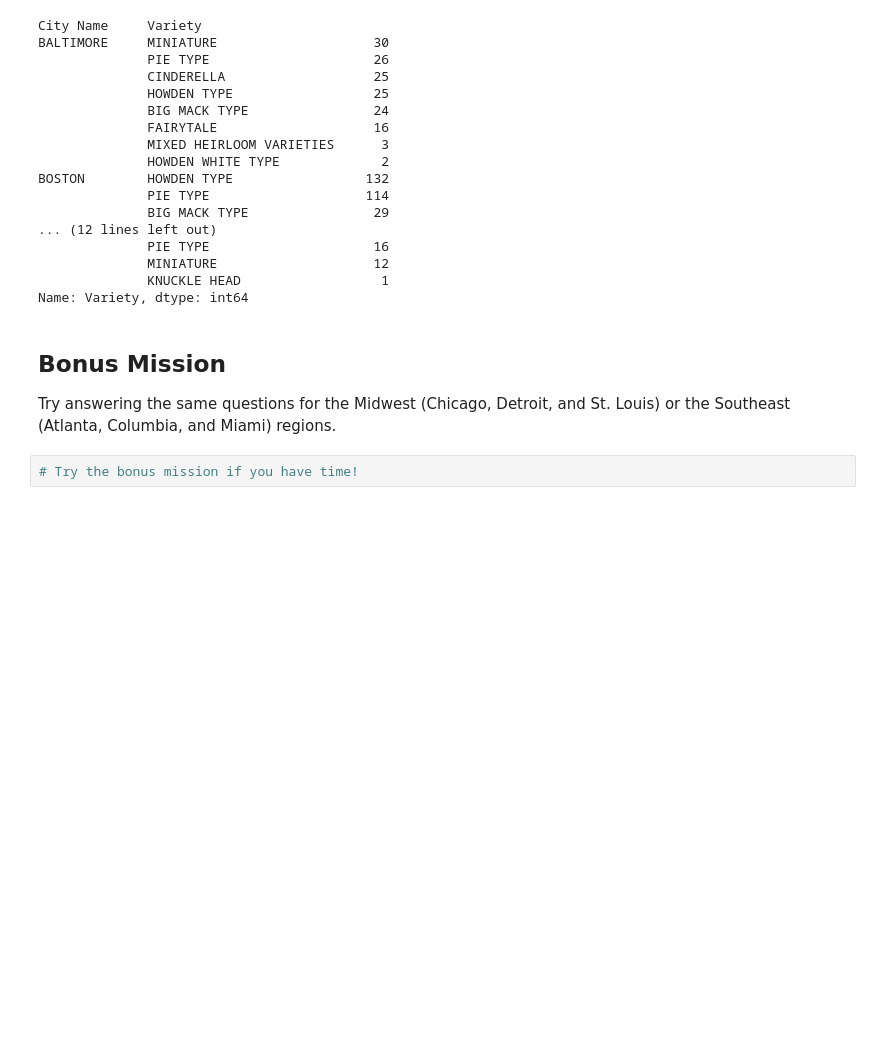
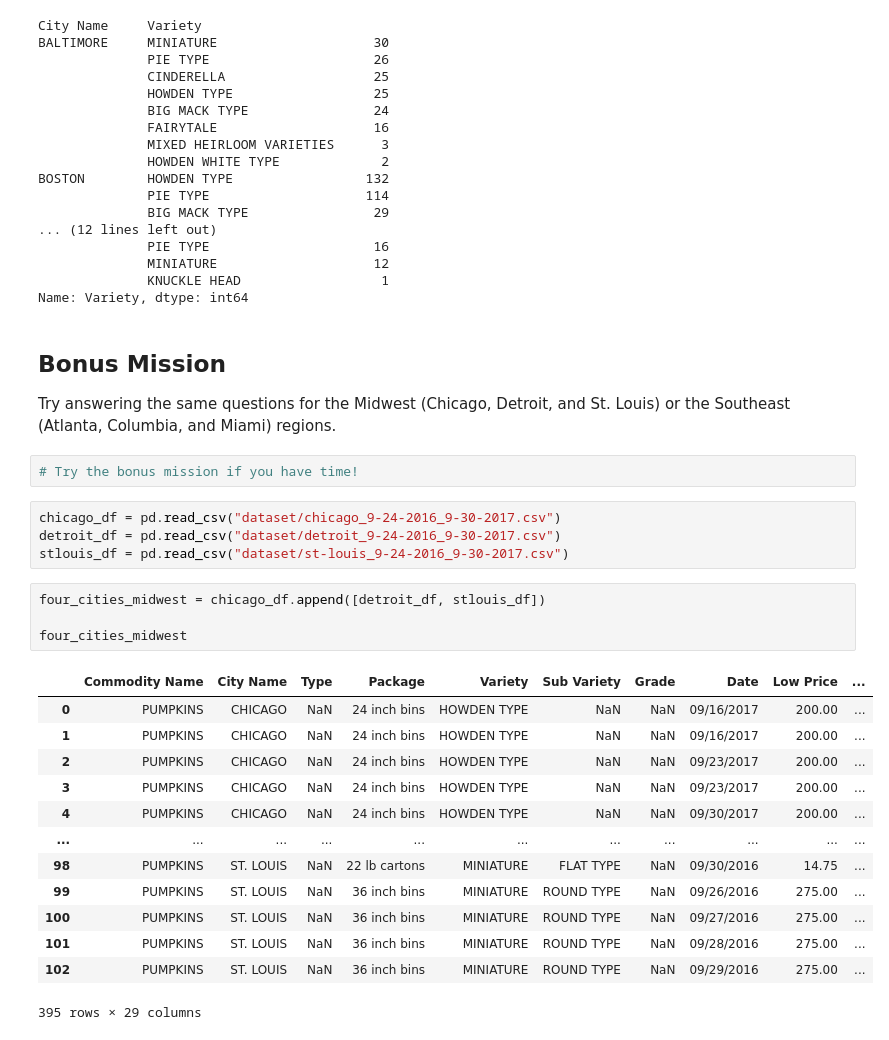
Before and after one commit to kd-harris/data-manipulation, a Jupyter notebook: Data Manipulation Studio.ipynb, the cells around one changed output. Saved outputs shown, nothing was run; the diff lists cells and outputs as text; blank space fills up the shorter version.

```diff
--- a/Data Manipulation Studio.ipynb
+++ b/Data Manipulation Studio.ipynb
@@ -200,3 +200,25 @@ Name: Variety, dtype: int64
 Try answering the same questions for the Midwest (Chicago, Detroit, and St. Louis) or the Southeast (Atlanta, Columbia, and Miami) regions.
 # %%
 # Try the bonus mission if you have time!
+# %%
+chicago_df = pd.read_csv("dataset/chicago_9-24-2016_9-30-2017.csv")
+detroit_df = pd.read_csv("dataset/detroit_9-24-2016_9-30-2017.csv")
+stlouis_df = pd.read_csv("dataset/st-louis_9-24-2016_9-30-2017.csv")
+# %%
+four_cities_midwest = chicago_df.append([detroit_df, stlouis_df])
+
+four_cities_midwest
+# %% [output]
+|  | Commodity Name | City Name | Type | Package | Variety | Sub Variety | Grade | Date | Low Price | ... |
+| 0 | PUMPKINS | CHICAGO | NaN | 24 inch bins | HOWDEN TYPE | NaN | NaN | 09/16/2017 | 200.00 | ... |
+| 1 | PUMPKINS | CHICAGO | NaN | 24 inch bins | HOWDEN TYPE | NaN | NaN | 09/16/2017 | 200.00 | ... |
+| 2 | PUMPKINS | CHICAGO | NaN | 24 inch bins | HOWDEN TYPE | NaN | NaN | 09/23/2017 | 200.00 | ... |
+| 3 | PUMPKINS | CHICAGO | NaN | 24 inch bins | HOWDEN TYPE | NaN | NaN | 09/23/2017 | 200.00 | ... |
+| 4 | PUMPKINS | CHICAGO | NaN | 24 inch bins | HOWDEN TYPE | NaN | NaN | 09/30/2017 | 200.00 | ... |
+| ... | ... | ... | ... | ... | ... | ... | ... | ... | ... | ... |
+| 98 | PUMPKINS | ST. LOUIS | NaN | 22 lb cartons | MINIATURE | FLAT TYPE | NaN | 09/30/2016 | 14.75 | ... |
+| 99 | PUMPKINS | ST. LOUIS | NaN | 36 inch bins | MINIATURE | ROUND TYPE | NaN | 09/26/2016 | 275.00 | ... |
+| 100 | PUMPKINS | ST. LOUIS | NaN | 36 inch bins | MINIATURE | ROUND TYPE | NaN | 09/27/2016 | 275.00 | ... |
+| 101 | PUMPKINS | ST. LOUIS | NaN | 36 inch bins | MINIATURE | ROUND TYPE | NaN | 09/28/2016 | 275.00 | ... |
+| 102 | PUMPKINS | ST. LOUIS | NaN | 36 inch bins | MINIATURE | ROUND TYPE | NaN | 09/29/2016 | 275.00 | ... |
+395 rows × 29 columns
```
Also changed, not shown: parts of 2 cells of this notebook.
